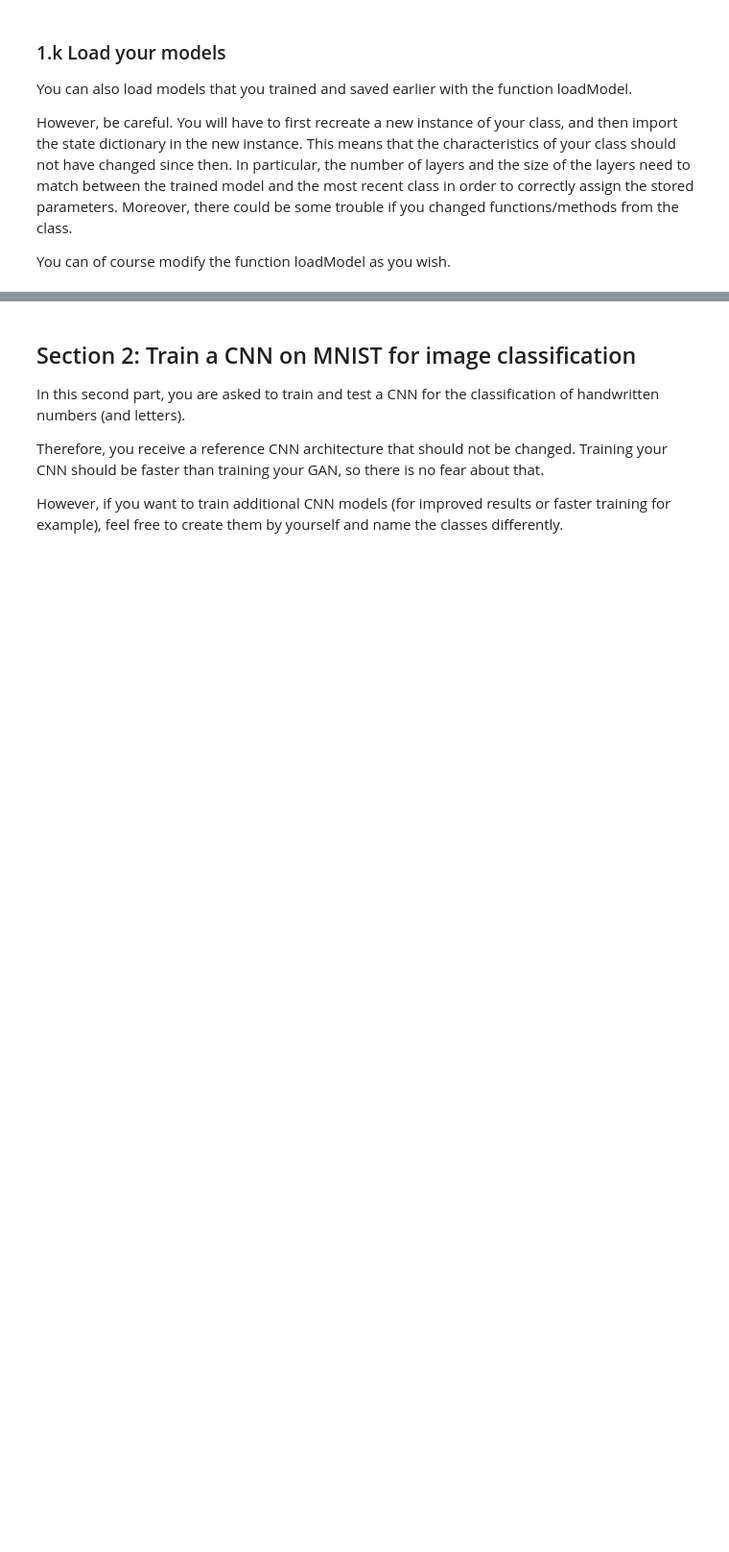
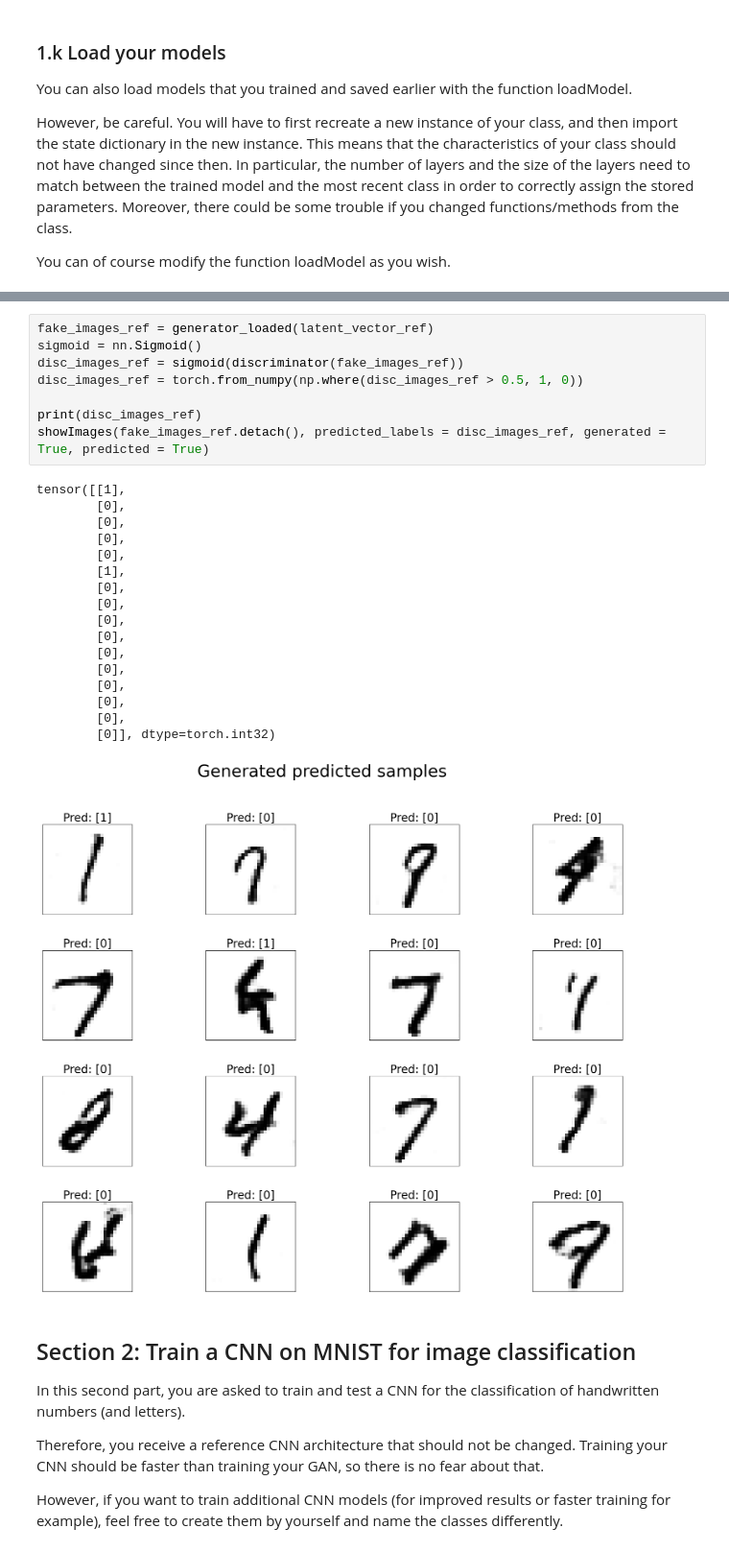
Before and after one commit to mathjacob/LINMA2472-HW3, a Jupyter notebook: hw3_part1_v2.ipynb, the cells around one changed output, grey strips where cells are left out. Shown at 96% size. Cells and saved outputs as stored; diff of their text form; blank space fills up the shorter version.

```diff
--- a/hw3_part1_v2.ipynb
+++ b/hw3_part1_v2.ipynb
@@ -933,3 +943,29 @@ Generator(
+# %%
+fake_images_ref = generator_loaded(latent_vector_ref)
+sigmoid = nn.Sigmoid()
+disc_images_ref = sigmoid(discriminator(fake_images_ref))
+disc_images_ref = torch.from_numpy(np.where(disc_images_ref > 0.5, 1, 0))
+
+print(disc_images_ref)
+showImages(fake_images_ref.detach(), predicted_labels = disc_images_ref, generated = True, predicted = True)
+# %% [output]
+tensor([[1],
+        [0],
+        [0],
+        [0],
+        [0],
+        [1],
+        [0],
+        [0],
+        [0],
+        [0],
+        [0],
+        [0],
+        [0],
+        [0],
+        [0],
+        [0]], dtype=torch.int32)
+[figure, added]
 # %% [markdown]
 ## Section 2: Train a CNN on MNIST for image classification
 In this second part, you are asked to train and test a CNN for the classification of handwritten numbers (and letters).
```
Also changed, not shown: parts of 3 cells of this notebook.
